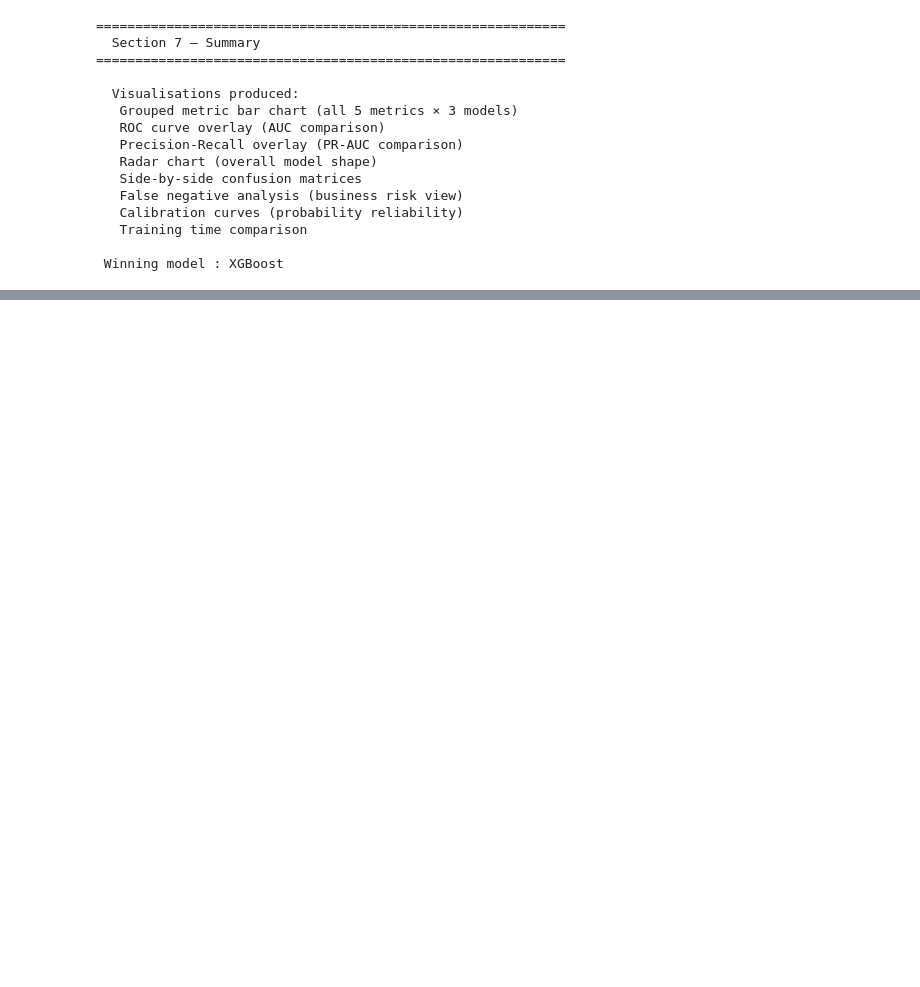
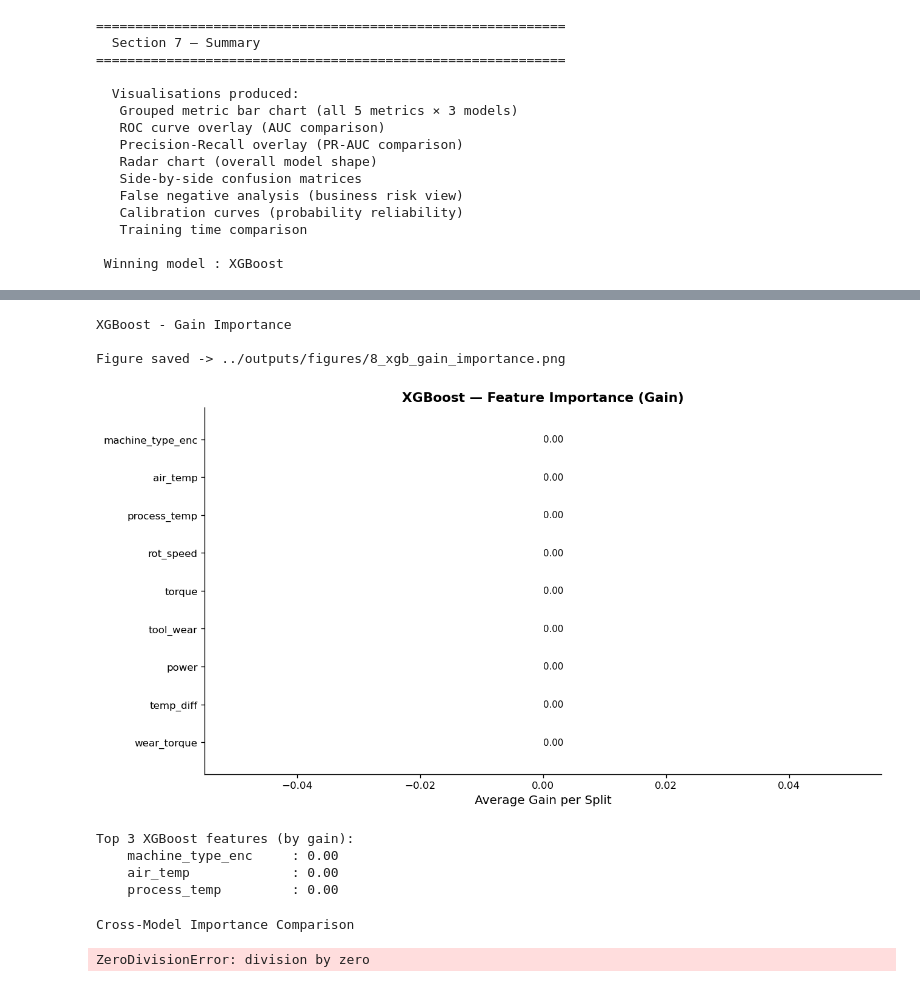
Before and after one commit to HoodaVishal/Predictive-Maintenance-ML, a Jupyter notebook: notebook/Predictive Maintenance ML.ipynb, the cells around one changed output, grey strips where cells are left out. Cells and saved outputs as stored; diff of their text form; code cells hidden in the pictures; blank space fills up the shorter version.

```diff
--- a/notebook/Predictive Maintenance ML.ipynb
+++ b/notebook/Predictive Maintenance ML.ipynb
@@ -2638,0 +2681,70 @@ print()
+# %%
+# XGBoost - Gain Importance
+print("XGBoost - Gain Importance\n")
+
+gain_scores = xgb_model.get_booster().get_score(importance_type = "gain")
+xgb_gain    = pd.Series({FEATURE_COLS[int(k[1:])]: v for k, v in gain_scores.items() if k[1:].isdigit()}
+).reindex(FEATURE_COLS, fill_value = 0).sort_values(ascending = False)
+
+fig, ax = plt.subplots(figsize = (11, 6))
+colors_xgb = [PALETTE["xgb"] if i < 3 else "#FED7AA" for i in range(len(xgb_gain))]
+
+ax.barh(xgb_gain.index[::-1], xgb_gain.values[::-1], color = colors_xgb[::-1], edgecolor = "white", linewidth = 1.2, alpha = 0.88)
+
+for i, val in enumerate(xgb_gain.values[::-1]):
+    ax.text(val + xgb_gain.max() * 0.01, i, f"{val:.2f}", va = "center", fontsize = 9)
+
+ax.set_title("XGBoost — Feature Importance (Gain)", fontsize = 13, fontweight = "bold")
+ax.set_xlabel("Average Gain per Split")
+
+save_fig("8_xgb_gain_importance.png")
+plt.show()
+
+print("Top 3 XGBoost features (by gain):")
+for feat, imp in xgb_gain.head(3).items():
+    print(f"    {feat:<20} : {imp:.2f}")
+# %% [output]
+XGBoost - Gain Importance
+
+Figure saved -> ../outputs/figures/8_xgb_gain_importance.png
+[figure, added]
+Top 3 XGBoost features (by gain):
+    machine_type_enc     : 0.00
+    air_temp             : 0.00
+    process_temp         : 0.00
+# %%
+# Cross-Model Importance Comparison
+# Normalise all scores to 0-1 and compare side by side
+
+print("Cross-Model Importance Comparison")
+# Normalise to 0-1
+rf_norm  = (rf_importances  - rf_importances.min())  / \
+           (rf_importances.max()  - rf_importances.min())
+xgb_norm = (xgb_gain - xgb_gain.min())        / \
+           (xgb_gain.max() - xgb_gain.min())
+
+importance_compare = pd.DataFrame({
+    "Random Forest" : rf_norm,
+    "XGBoost"       : xgb_norm,
+}).sort_values("Random Forest", ascending = False)
+
+x = np.arange(len(FEATURE_COLS))
+width = 0.35
+
+fig, ax = plt.subplots(figsize = (13, 6))
+ax.bar(x - width/2, importance_compare["Random Forest"], width, label = "Random Forest",
+       color = PALETTE["rf"],  edgecolor = "white", alpha = 0.88)
+ax.bar(x + width/2, importance_compare["XGBoost"], width, label = "XGBoost",
+       color = PALETTE["xgb"], edgecolor = "white", alpha = 0.88)
+
+ax.set_xticks(x)
+ax.set_xticklabels(importance_compare.index, rotation = 30, ha = "right")
+ax.set_ylabel("Normalised Importance (0–1)")
+ax.set_title("Feature Importance Comparison — RF vs XGBoost (Normalised)", fontsize = 13, fontweight = "bold")
+ax.legend()
+
+save_fig("8_importance_comparison_rf_xgb.png")
+plt.show()
+# %% [output]
+Cross-Model Importance Comparison
+ZeroDivisionError: division by zero
```
Also changed, not shown: parts of 20 cells of this notebook, 15 other files.
